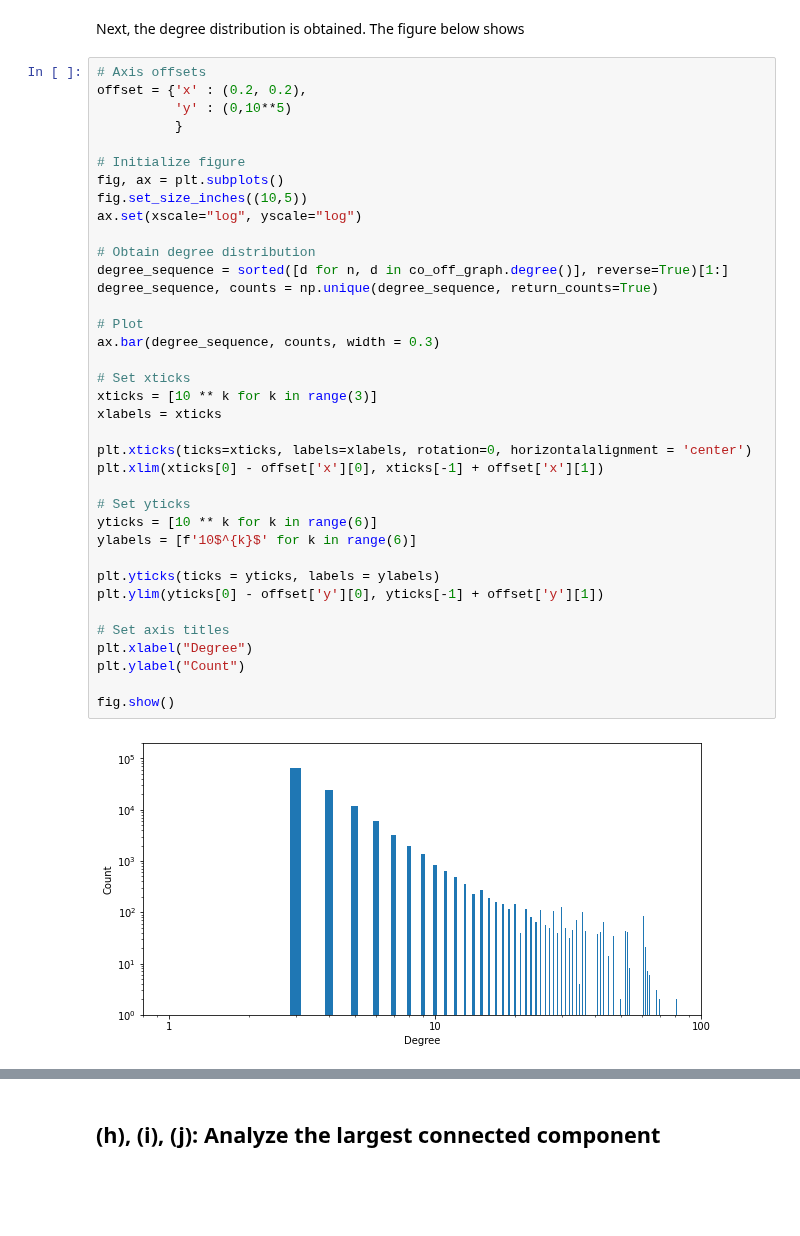
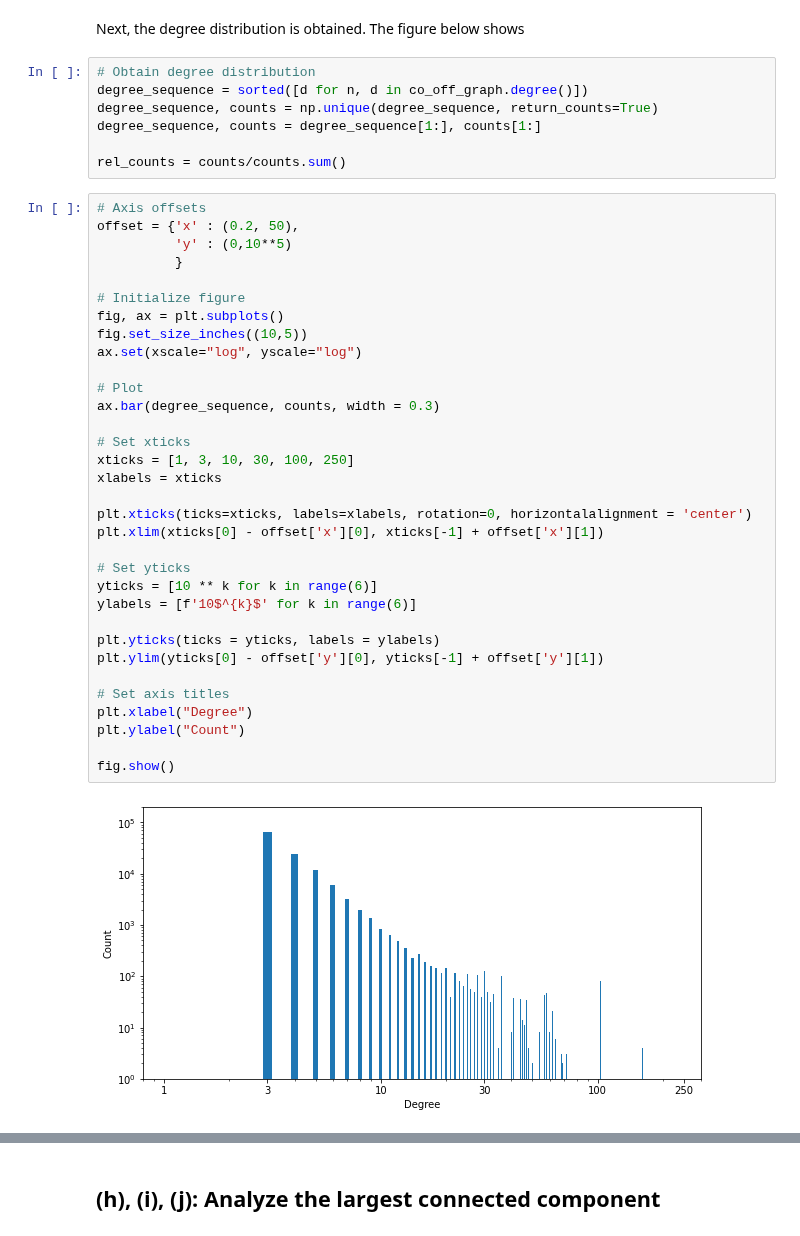
Before and after one commit to pipeton8/6.439-stats-comp-applications, a Jupyter notebook: Assignments/4 - Networks/6.439 - Problem Set 4.ipynb, the cells around one changed output, grey strips where cells are left out. Cells and saved outputs as stored; diff of their text form; blank space fills up the shorter version.

Commit message:
Improved degree distribution plot

```diff
--- a/Assignments/4 - Networks/6.439 - Problem Set 4.ipynb
+++ b/Assignments/4 - Networks/6.439 - Problem Set 4.ipynb
@@ -462,45 +462,48 @@ edges = [(node_i,node_j, {'weight' : weight}) for (node_i,node_j),weight in co_o
 co_off_graph.add_edges_from(edges)
 # %% [markdown]
 Next, the degree distribution is obtained. The figure below shows
+# %%
+# Obtain degree distribution
+degree_sequence = sorted([d for n, d in co_off_graph.degree()])
+degree_sequence, counts = np.unique(degree_sequence, return_counts=True)
+degree_sequence, counts = degree_sequence[1:], counts[1:]
+
+rel_counts = counts/counts.sum()
 # %%
 # Axis offsets
-offset = {'x' : (0.2, 0.2),
+offset = {'x' : (0.2, 50),
           'y' : (0,10**5)
           }
 
 # Initialize figure
 fig, ax = plt.subplots()
 fig.set_size_inches((10,5))
 ax.set(xscale="log", yscale="log")
 
-# Obtain degree distribution
-degree_sequence = sorted([d for n, d in co_off_graph.degree()], reverse=True)[1:]
-degree_sequence, counts = np.unique(degree_sequence, return_counts=True)
-
 # Plot
 ax.bar(degree_sequence, counts, width = 0.3)
 
 # Set xticks
-xticks = [10 ** k for k in range(3)]
+xticks = [1, 3, 10, 30, 100, 250]
 xlabels = xticks
 
 plt.xticks(ticks=xticks, labels=xlabels, rotation=0, horizontalalignment = 'center')
 plt.xlim(xticks[0] - offset['x'][0], xticks[-1] + offset['x'][1])
 
 # Set yticks
 yticks = [10 ** k for k in range(6)]
 ylabels = [f'10$^{k}$' for k in range(6)]
 
 plt.yticks(ticks = yticks, labels = ylabels)
 plt.ylim(yticks[0] - offset['y'][0], yticks[-1] + offset['y'][1])
 
 # Set axis titles
 plt.xlabel("Degree")
 plt.ylabel("Count")
 
 fig.show()
 # %% [output]
-[figure, old version]
+[figure, new version]
 # %%
 # Axis offsets
 offset = {'x' : (0.2, 0.2),
```
Also changed, not shown: parts of 1 cell of this notebook.
